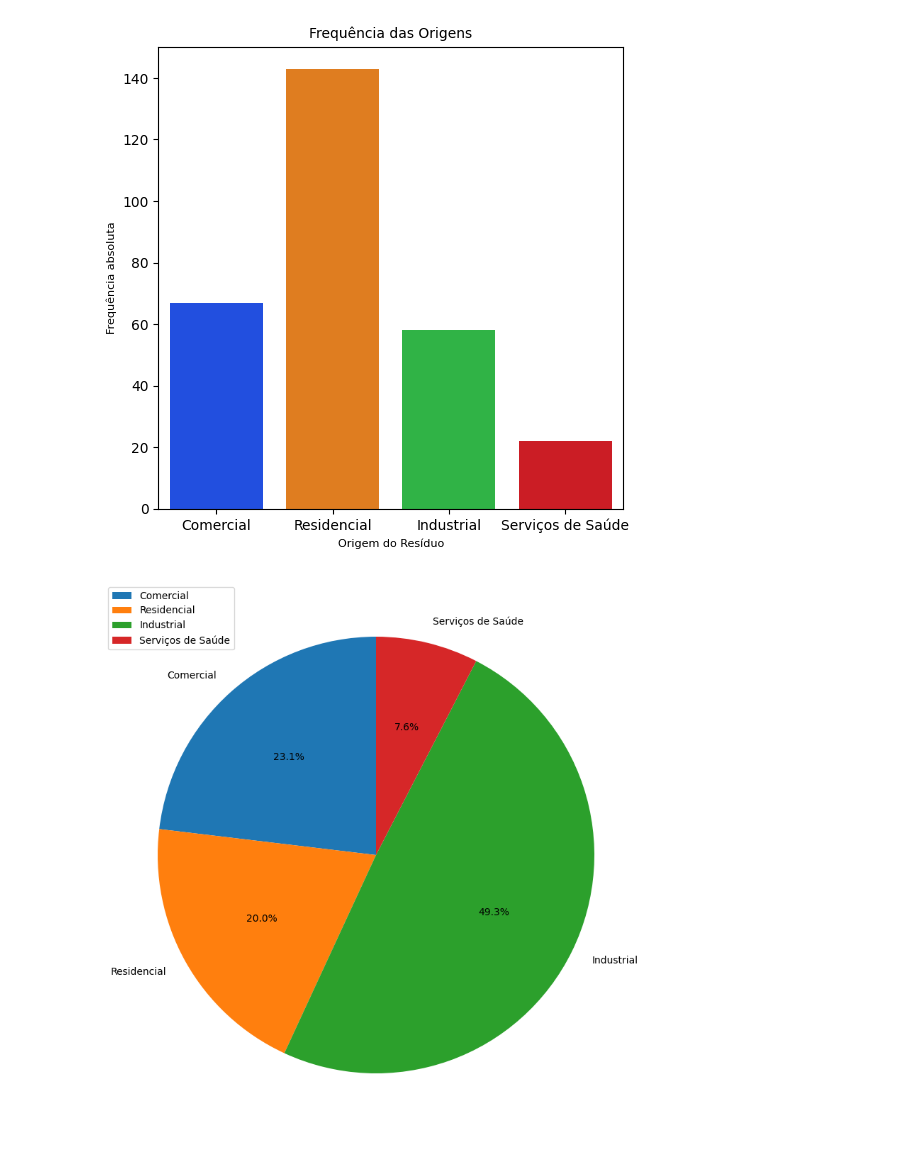
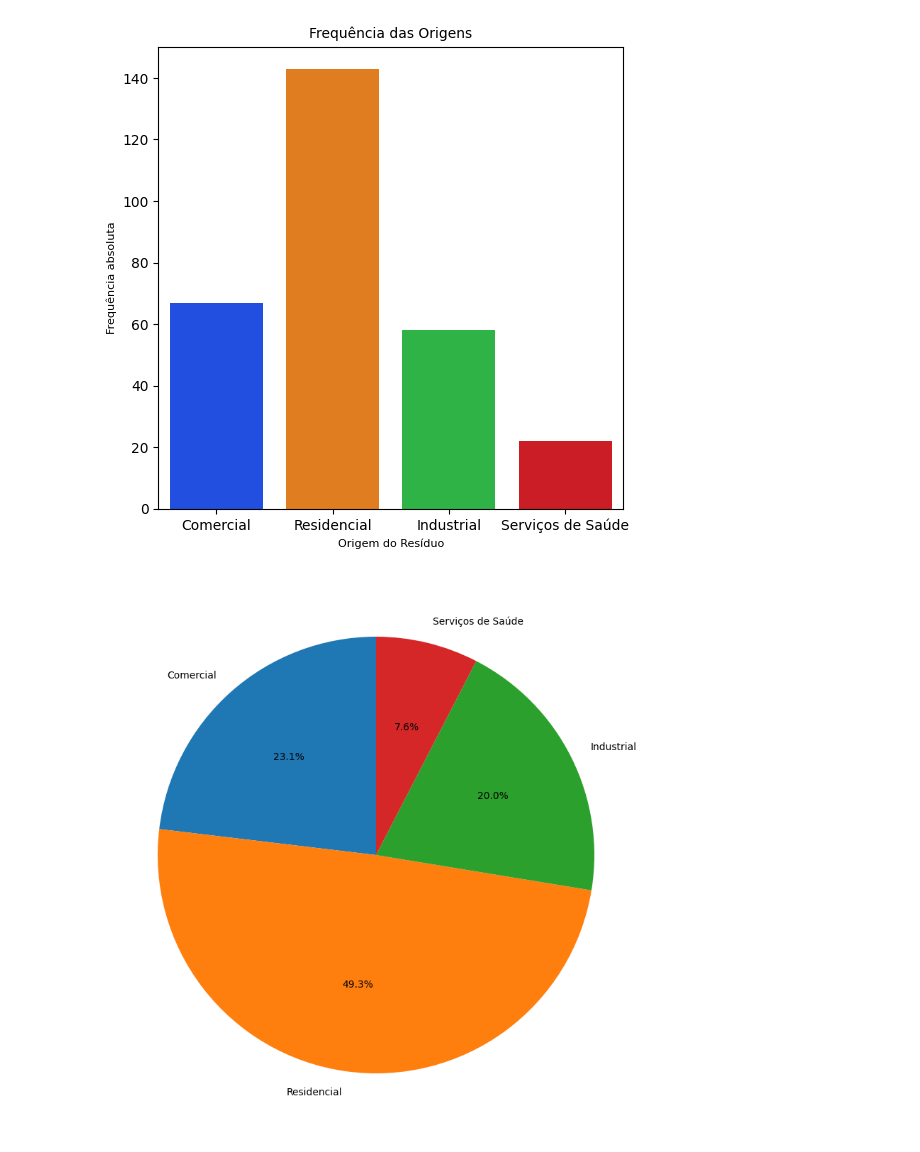
Before and after one commit to gobstech/Solid_Waste_Data_Analysis_Study, a Jupyter notebook: src/quali_var1.ipynb, the cells around one changed output. Drawn from its saved outputs; the diff is of its cells as text; code cells hidden in the pictures.

```diff
--- a/src/quali_var1.ipynb
+++ b/src/quali_var1.ipynb
@@ -107,10 +107,9 @@ plt.show()
 [figure]
 # %%
 rótulos=['Comercial', 'Residencial', 'Industrial', 'Serviços de Saúde']
-valores=[67, 58, 143, 22]
+valores=[67, 143, 58, 22]
 plt.figure(figsize=(10,10))
 plt.pie(valores,labels=rótulos,autopct='%1.1f%%',startangle=90)
-plt.legend()
 plt.show()
 # %% [output]
-[figure, old version]
+[figure, new version]
```
Also changed, not shown: parts of 2 cells of this notebook.
